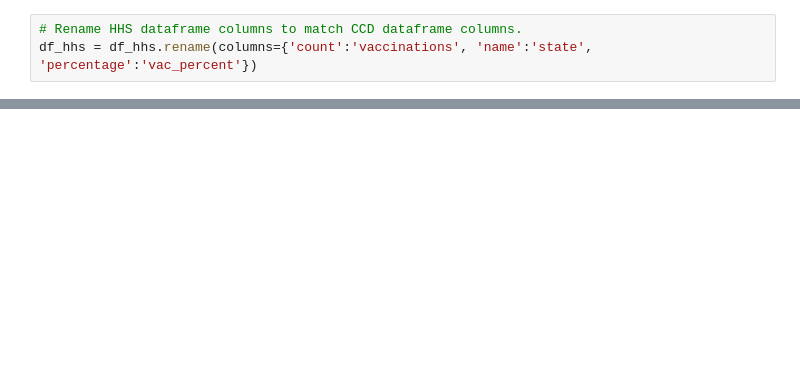
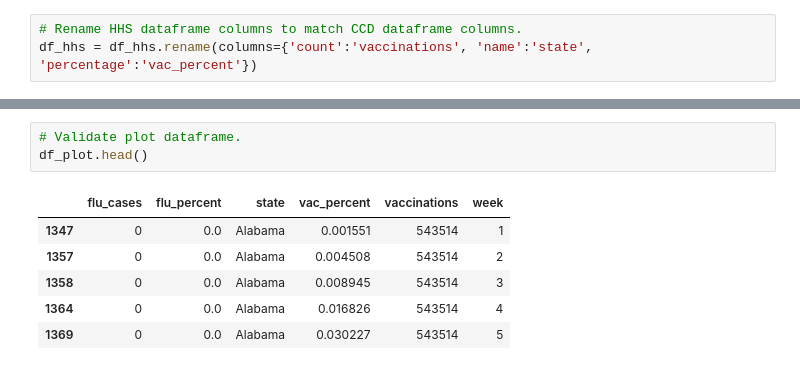
Before and after one commit to zhan656/Analyticus, a Jupyter notebook: jupyter/merge_plot_state_data.ipynb, the cells around one changed output, grey strips where cells are left out. Saved outputs shown, nothing was run; the diff lists cells and outputs as text; blank space fills up the shorter version.

```diff
--- a/jupyter/merge_plot_state_data.ipynb
+++ b/jupyter/merge_plot_state_data.ipynb
@@ -100,0 +162,10 @@ df_plot_state.head()
+# %%
+# Validate plot dataframe.
+df_plot.head()
+# %% [output]
+|  | flu_cases | flu_percent | state | vac_percent | vaccinations | week |
+| 1347 | 0 | 0.0 | Alabama | 0.001551 | 543514 | 1 |
+| 1357 | 0 | 0.0 | Alabama | 0.004508 | 543514 | 2 |
+| 1358 | 0 | 0.0 | Alabama | 0.008945 | 543514 | 3 |
+| 1364 | 0 | 0.0 | Alabama | 0.016826 | 543514 | 4 |
+| 1369 | 0 | 0.0 | Alabama | 0.030227 | 543514 | 5 |
```
Also changed, not shown: parts of 35 cells of this notebook, 4 other files.
